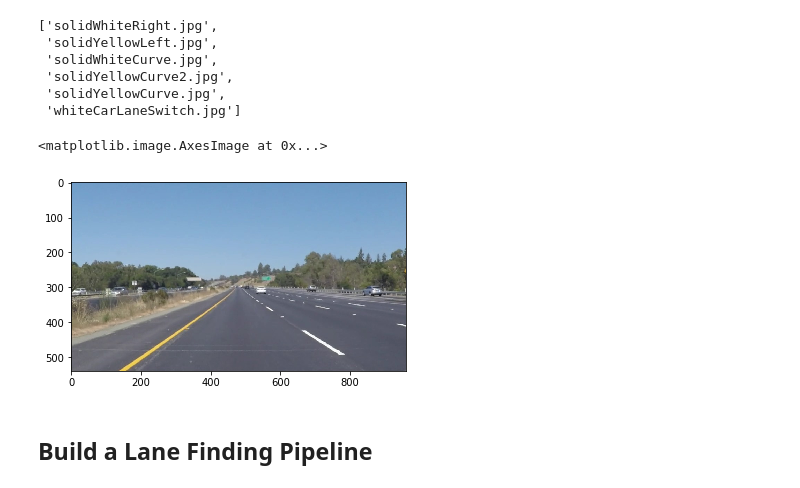
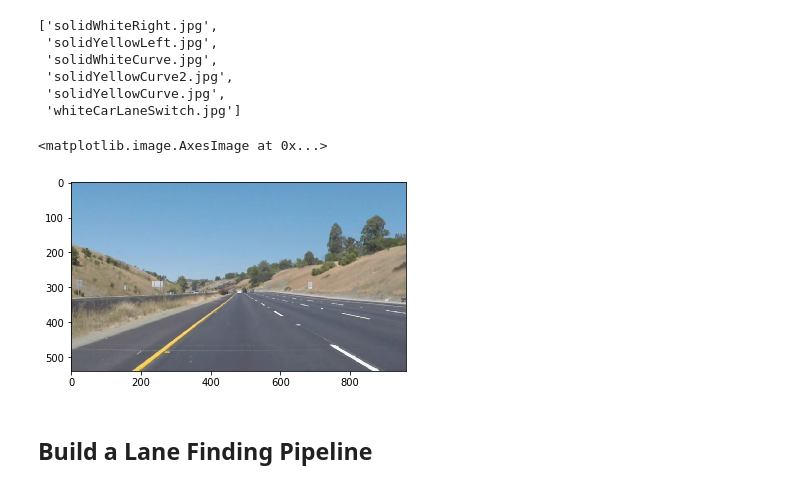
Before and after one commit to tommykil123/CarND-LaneLines-P1, a Jupyter notebook: P1.ipynb, the cells around one changed output. Cells and saved outputs as stored; diff of their text form; code cells hidden in the pictures.

```diff
--- a/P1.ipynb
+++ b/P1.ipynb
@@ -188,11 +188,13 @@ os.listdir("test_images/")
  'solidYellowCurve.jpg',
  'whiteCarLaneSwitch.jpg']
 # %%
-image = mpimg.imread('test_images/solidYellowLeft.jpg')
+i = 5 # max 5
+image_label = os.listdir("test_images/")[i]
+image = mpimg.imread('test_images/' + image_label)
 plt.imshow(image)
 # %% [output]
 <matplotlib.image.AxesImage at 0x...>
-[figure, old version]
+[figure, new version]
 # %% [markdown]
 ## Build a Lane Finding Pipeline
 # %% [markdown]
```
Also changed, not shown: parts of 2 cells of this notebook, 6 other files.
